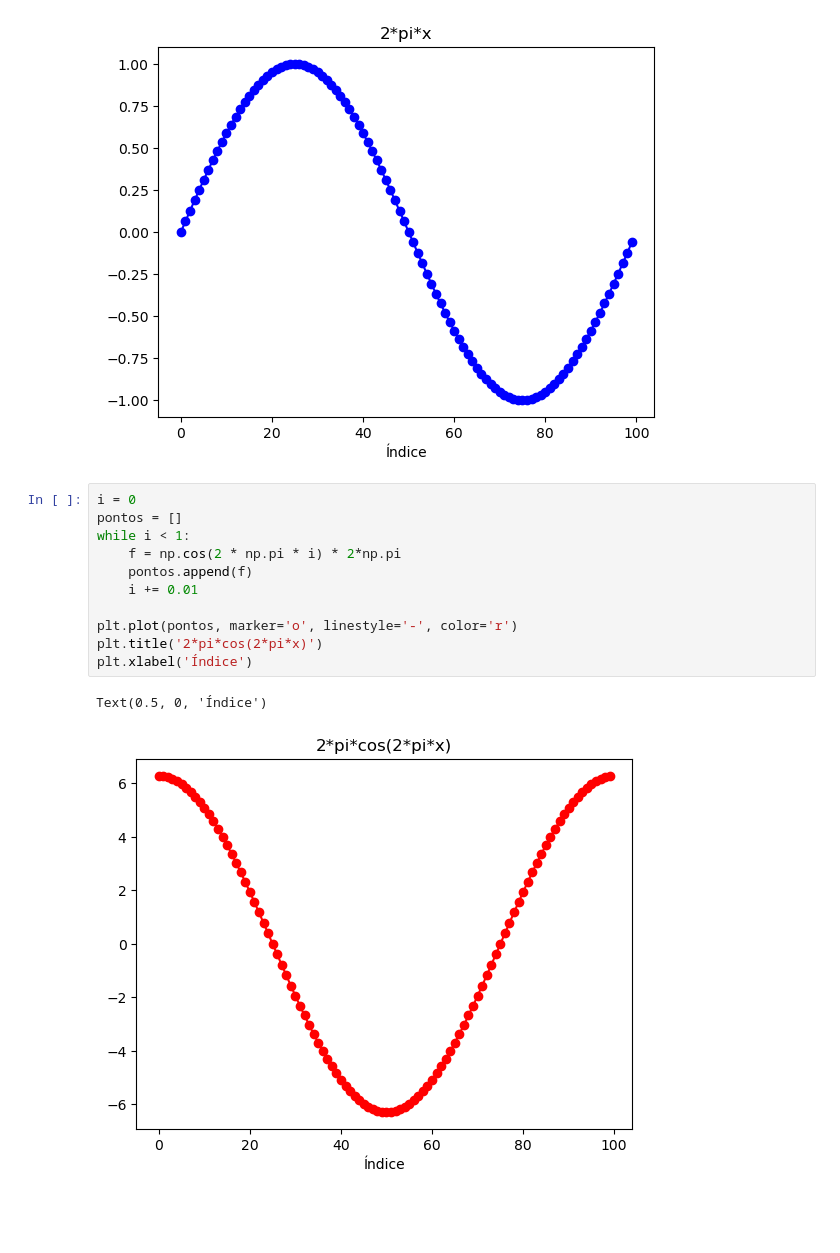
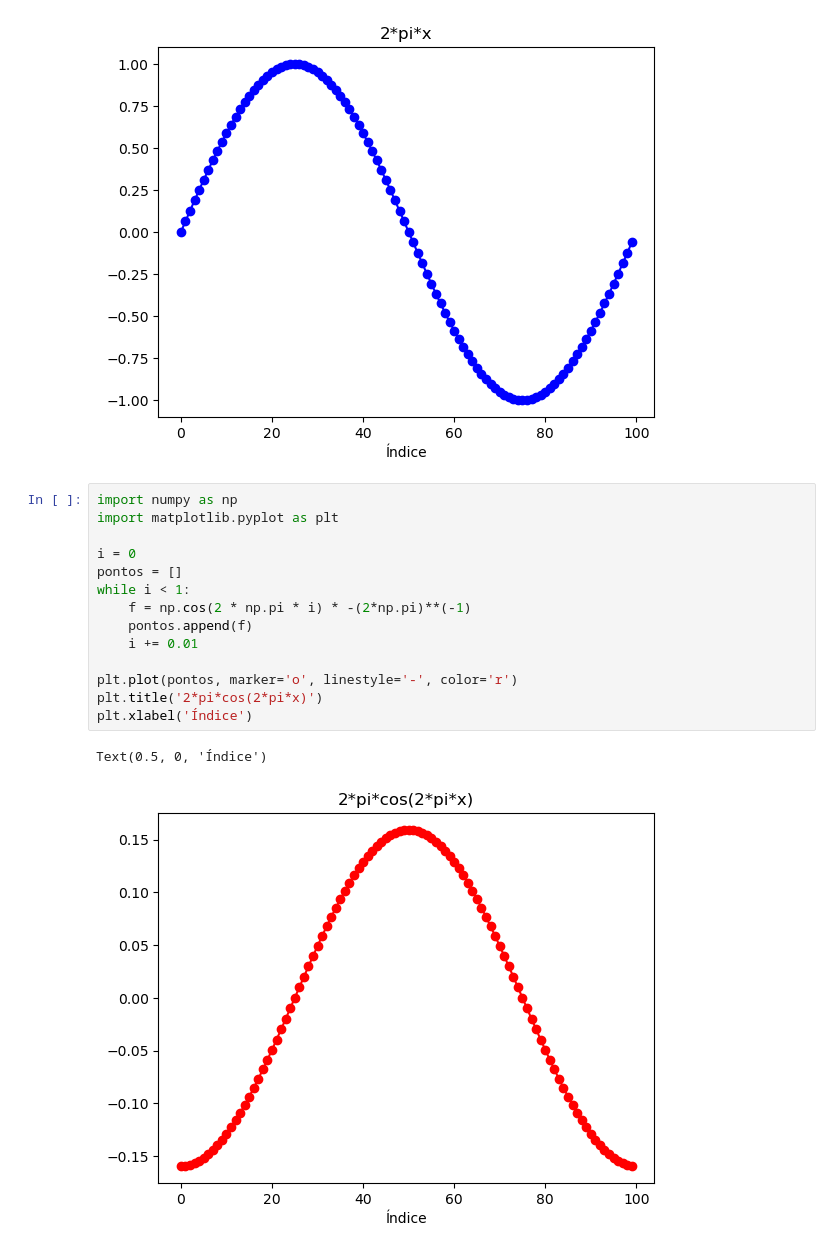
Before and after one commit to enzo-souza/av7, a Jupyter notebook: av7.ipynb, the cells around one changed output. Drawn from its saved outputs; the diff is of its cells as text; blank space fills up the shorter version.

```diff
--- a/av7.ipynb
+++ b/av7.ipynb
@@ -20,16 +20,19 @@ plt.xlabel('Índice')
 Text(0.5, 0, 'Índice')
 [figure]
 # %%
+import numpy as np
+import matplotlib.pyplot as plt
+
 i = 0
 pontos = []
 while i < 1:
-    f = np.cos(2 * np.pi * i) * 2*np.pi
+    f = np.cos(2 * np.pi * i) * -(2*np.pi)**(-1)
     pontos.append(f)
     i += 0.01
 
 plt.plot(pontos, marker='o', linestyle='-', color='r')
 plt.title('2*pi*cos(2*pi*x)')
 plt.xlabel('Índice')
 # %% [output]
 Text(0.5, 0, 'Índice')
-[figure, old version]
+[figure, new version]
```
Also changed, not shown: parts of 22 cells of this notebook, 6 other files.
